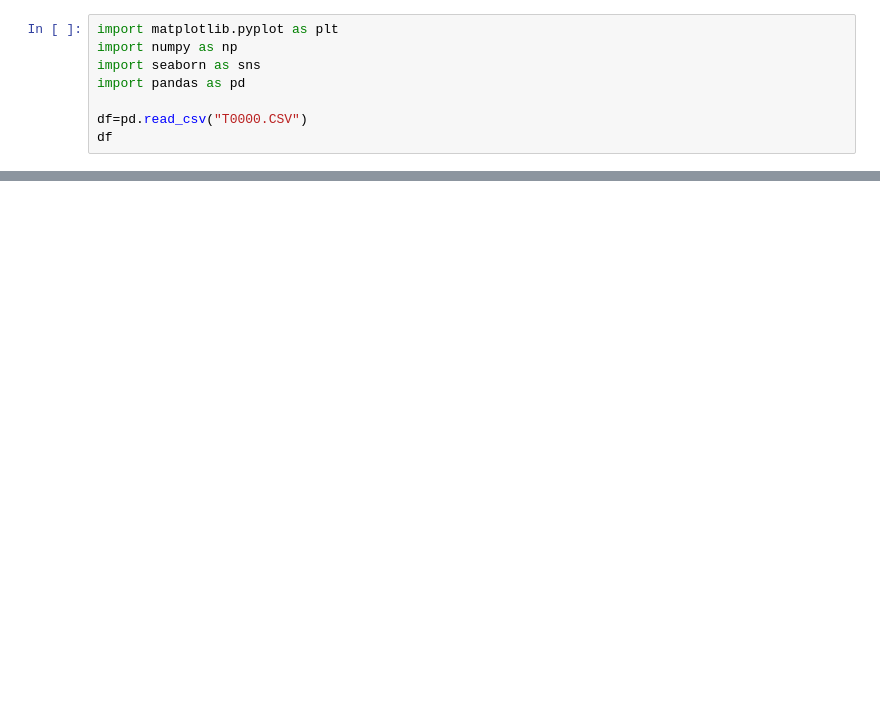
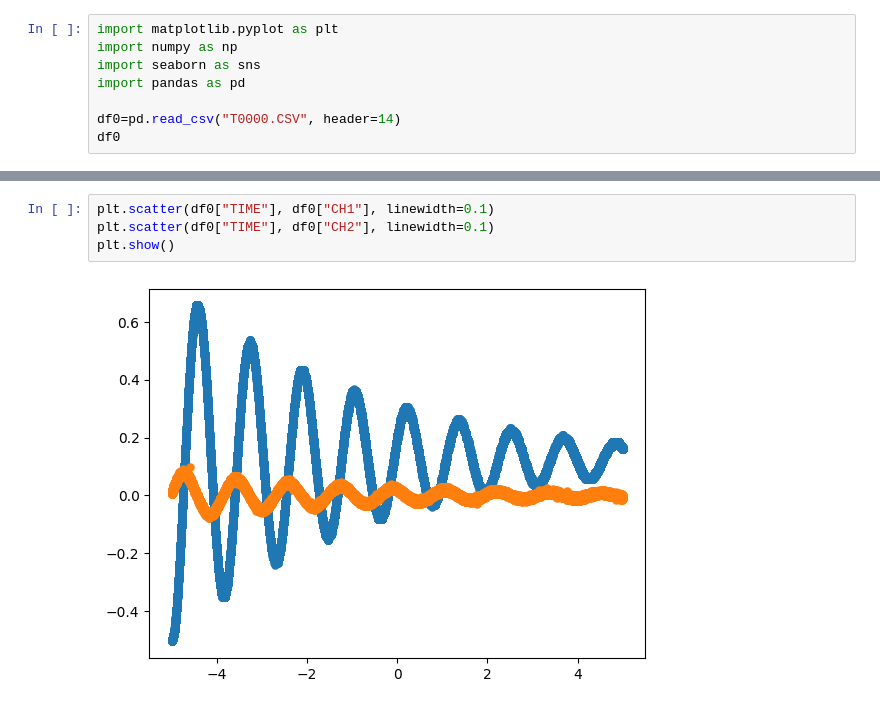
Before and after one commit to KemalOenen/Grundpraktikum2_Gruppe1_SS23, a Jupyter notebook: Versuch7/Djoxx_Pendulum.ipynb, the cells around one changed output, grey strips where cells are left out. Cells and saved outputs as stored; diff of their text form; blank space fills up the shorter version.

Commit message:
Pay attention to HEADER=14 Important for reading the csvs

```diff
--- a/Versuch7/Djoxx_Pendulum.ipynb
+++ b/Versuch7/Djoxx_Pendulum.ipynb
@@ -4,6 +4,6 @@ import numpy as np
 import seaborn as sns
 import pandas as pd
 
-df=pd.read_csv("T0000.CSV")
-df
+df0=pd.read_csv("T0000.CSV", header=14)
+df0
 # %% [output]
@@ -10,0 +23,6 @@ ParserError: Error tokenizing data. C error: Expected 2 fields in line 4, saw 5
+# %%
+plt.scatter(df0["TIME"], df0["CH1"], linewidth=0.1)
+plt.scatter(df0["TIME"], df0["CH2"], linewidth=0.1)
+plt.show()
+# %% [output]
+[figure, added]
```
Also changed, not shown: parts of 3 cells of this notebook.
